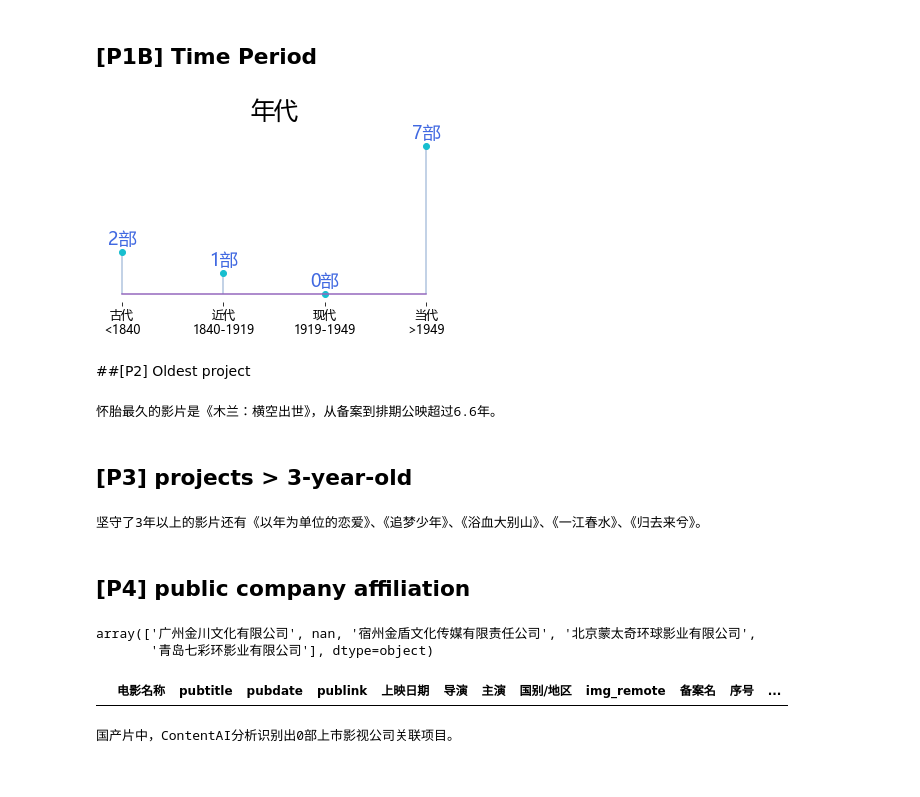
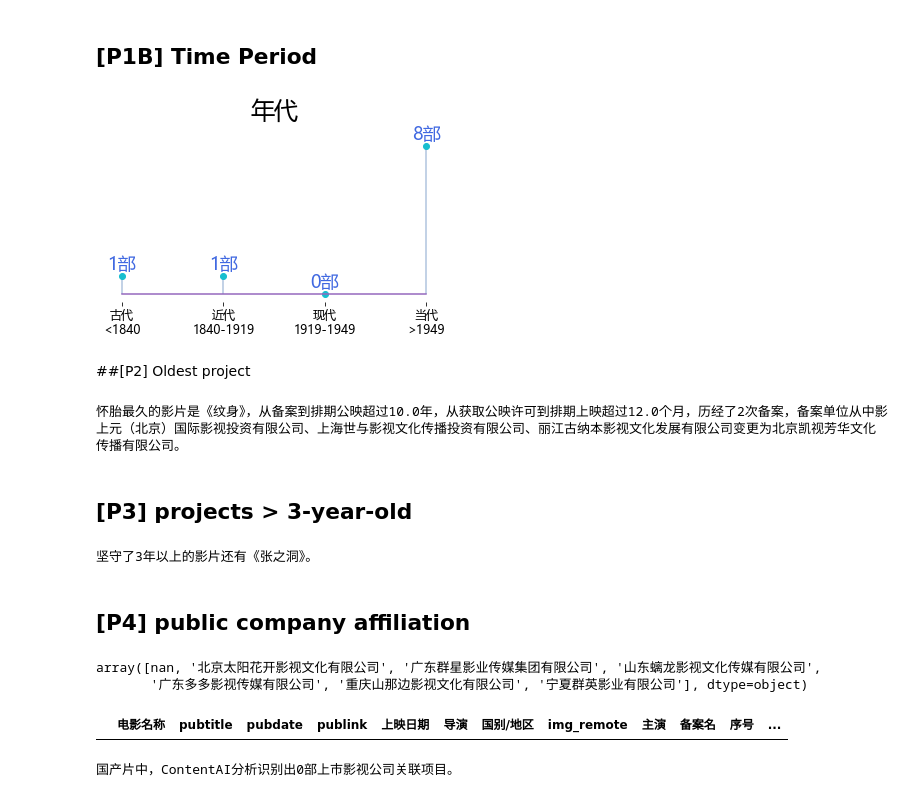
Before and after one commit to CT-Cultures/Article, a Jupyter notebook: ipynb/ZGDYPW_Release.ipynb, the cells around one changed output. Cells and saved outputs as stored; diff of their text form; code cells hidden in the pictures.

```diff
--- a/ipynb/ZGDYPW_Release.ipynb
+++ b/ipynb/ZGDYPW_Release.ipynb
@@ -465,3 +475,7 @@ df_curr[['电影名称', '类型', '类型_ext', '梗概']]
+# %%
+df_curr['multireg'] = 0
+df_curr.loc[5, 'multireg'] = 1
+df_curr.loc[6, 'multireg'] = 2
 # %% [markdown]
 ## download, process posters
 # %%
@@ -598,9 +630,11 @@ fp_plot_genre, df_by_genre = utils.plot_genre(df_curr,
 # %% [markdown]
 ## [P1B] Time Period
 # %%
-fp_plot_time, df_by_time = utils.plot_time(df_curr, issue_date, return_df=True)
+fp_plot_time, df_by_time = utils.plot_time(
+    df_curr.drop_duplicates(['电影名称'], keep='first'),
+    issue_date, return_df=True)
 # %% [output]
-[figure, old version]
+[figure, new version]
 # %% [markdown]
 ##[P2] Oldest project
 # %%
@@ -610,31 +644,41 @@ P2 += '从备案到排期公映超过{}年'.format(df_view.iloc[0]['备案至今
 if df_view['距离公映许可'].fillna(0)[0] == 0:
          '，已获取公映许可证，但尚未公示（通常一个月一次）。'
 else:
-  P2 += '，从获取公映许可到排期上映超过{}个月，'.format(
+  P2 += '，从获取公映许可到排期上映超过{}个月'.format(
       round(df_view['距离公映许可'].fillna(0)[0], 0))
-if df_view.iloc[0]['备案名'] != '':
-  P2 += '名字从《{}》进化成了《{}》'.format(df_view.iloc[0]['片名_cfReg'], df_view.iloc[0]['电影名称'])
+
+if df_view[df_view['电影名称'] == df_view.iloc[0]['电影名称']].shape[0] > 1:
+  P2 += '，历经了{}次备案'.format(
+      df_view[df_view['电影名称'] == df_view.iloc[0]['电影名称']].shape[0])
+  ls_co = df_view[df_view['电影名称'] == df_view.iloc[0]['电影名称']]\
+    ['备案单位'].to_list()
+  if len(set(ls_co)) > 1:
+    P2 += '，备案单位从{}变更为{}'.format(ls_co[::-1][0], '、'.join(ls_co[::-1][1:]))
+if df_view.iloc[0]['片名_CFreg'] != df_view.iloc[0]['电影名称']:
+  P2 += '名字从《{}》进化成了《{}》'.format(
+      df_view.iloc[0]['片名_CFreg'], df_view.iloc[0]['电影名称'])
 
 record_longest = df_view[df_view['电影名称'] == df_view.iloc[0]['电影名称']]
 if (not pd.isna(record_longest['第一出品单位']).iloc[0]) and \
-               (record_longest['备案单位'].iloc[0] != record_longest['第一出品单位'].iloc[0]):
+    (record_longest['备案单位'].iloc[0] != record_longest['第一出品单位'].iloc[0]):
   P2 += '，第一出品方历经了{}'.format('、'.join(record_longest['原备案单位']))
   P2 += '最终由{}接手。'.format(df_view.iloc[0]['第一出品单位'])
 P2 += '。'
 
 print(P2)
 # %% [output]
-怀胎最久的影片是《木兰：横空出世》，从备案到排期公映超过6.6年。
+怀胎最久的影片是《纹身》，从备案到排期公映超过10.0年，从获取公映许可到排期上映超过12.0个月，历经了2次备案，备案单位从中影上元（北京）国际影视投资有限公司、上海世与影视文化传播投资有限公司、丽江古纳本影视文化发展有限公司变更为北京凯视芳华文化传播有限公司。
 # %% [markdown]
 ## [P3] projects > 3-year-old
 # %%
-ls_name_3plus_year = df_view.loc[df_view['备案至今']>3, '电影名称'].tolist()[1:]
+ls_name_3plus_year = df_view.drop_duplicates(['电影名称'], keep='first').\
+  loc[df_view['备案至今']>3, '电影名称'].tolist()[1:]
 ls_name_3plus_year = ['《'+ name + '》' for name in ls_name_3plus_year]
 P3 = ""
 P3 += '坚守了3年以上的影片还有{}。'.format('、'.join(ls_name_3plus_year))
 
 print(P3)
 # %% [output]
-坚守了3年以上的影片还有《以年为单位的恋爱》、《追梦少年》、《浴血大别山》、《一江春水》、《归去来兮》。
+坚守了3年以上的影片还有《张之洞》。
 # %% [markdown]
 ## [P4] public company affiliation
@@ -641,8 +688,8 @@ print(P3)
 # %%
 df_view['第一出品单位'].unique()
 # %% [output]
-array(['广州金川文化有限公司', nan, '宿州金盾文化传媒有限责任公司', '北京蒙太奇环球影业有限公司',
-       '青岛七彩环影业有限公司'], dtype=object)
+array([nan, '北京太阳花开影视文化有限公司', '广东群星影业传媒集团有限公司', '山东螭龙影视文化传媒有限公司',
+       '广东多多影视传媒有限公司', '重庆山那边影视文化有限公司', '宁夏群英影业有限公司'], dtype=object)
 # %%
 # 本批次中与上市影视公司关联的项目有
 info_public_film_co = pd.read_csv(path_wd +'/reference/info_public_film_co.csv',
@@ -659,7 +706,7 @@ df_focus2 = df_view.loc[
 df_focus = pd.concat([df_focus, df_focus2], axis=0)
 df_focus
 # %% [output]
-|  | 电影名称 | pubtitle | pubdate | publink | 上映日期 | 导演 | 主演 | 国别/地区 | img_remote | 备案名 | 序号 | ... |
+|  | 电影名称 | pubtitle | pubdate | publink | 上映日期 | 导演 | 国别/地区 | img_remote | 主演 | 备案名 | 序号 | ... |
 # %%
 idx_to_keep = []
 df_focus_narrowed = df_focus[df_focus.index.isin(idx_to_keep)]
```
Also changed, not shown: parts of 31 cells of this notebook, 1 other file.
